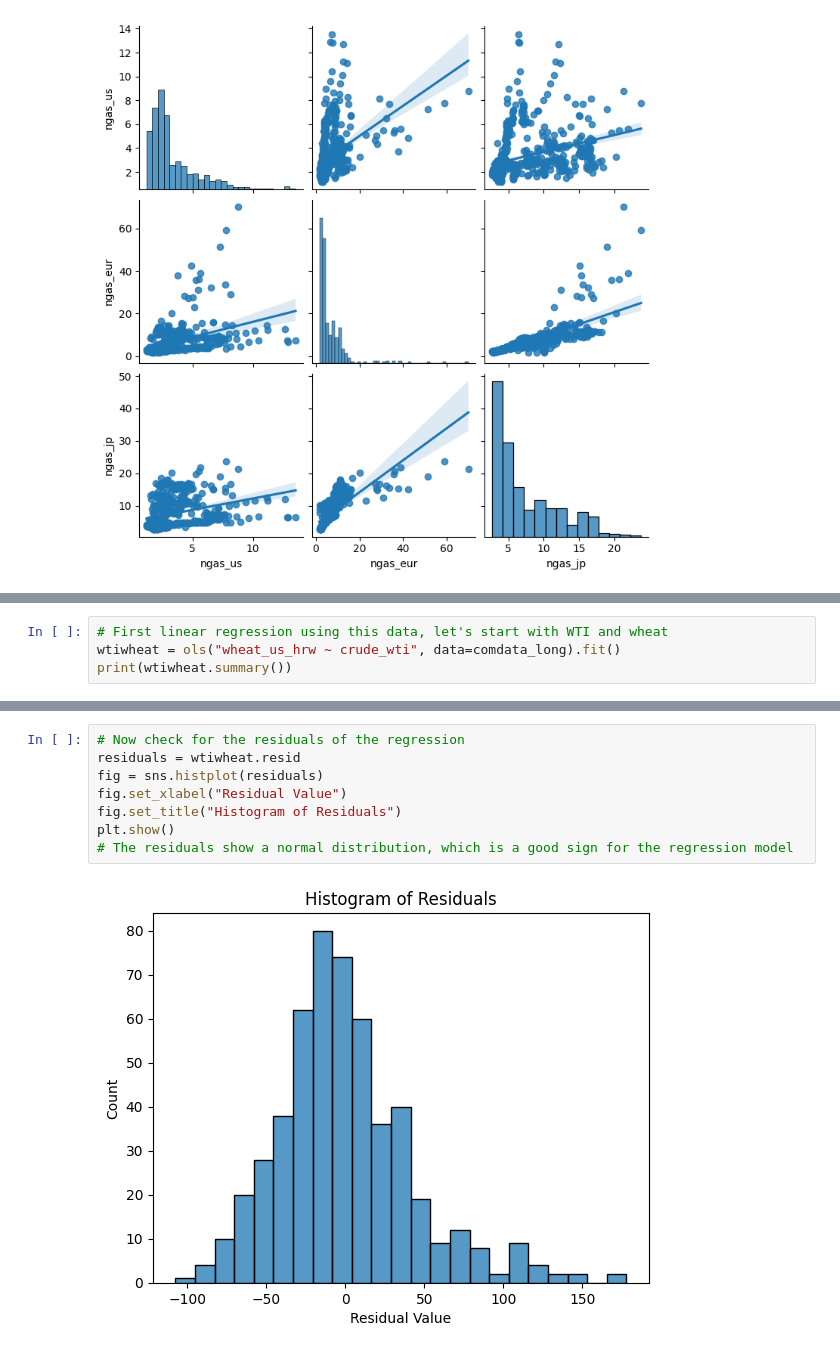
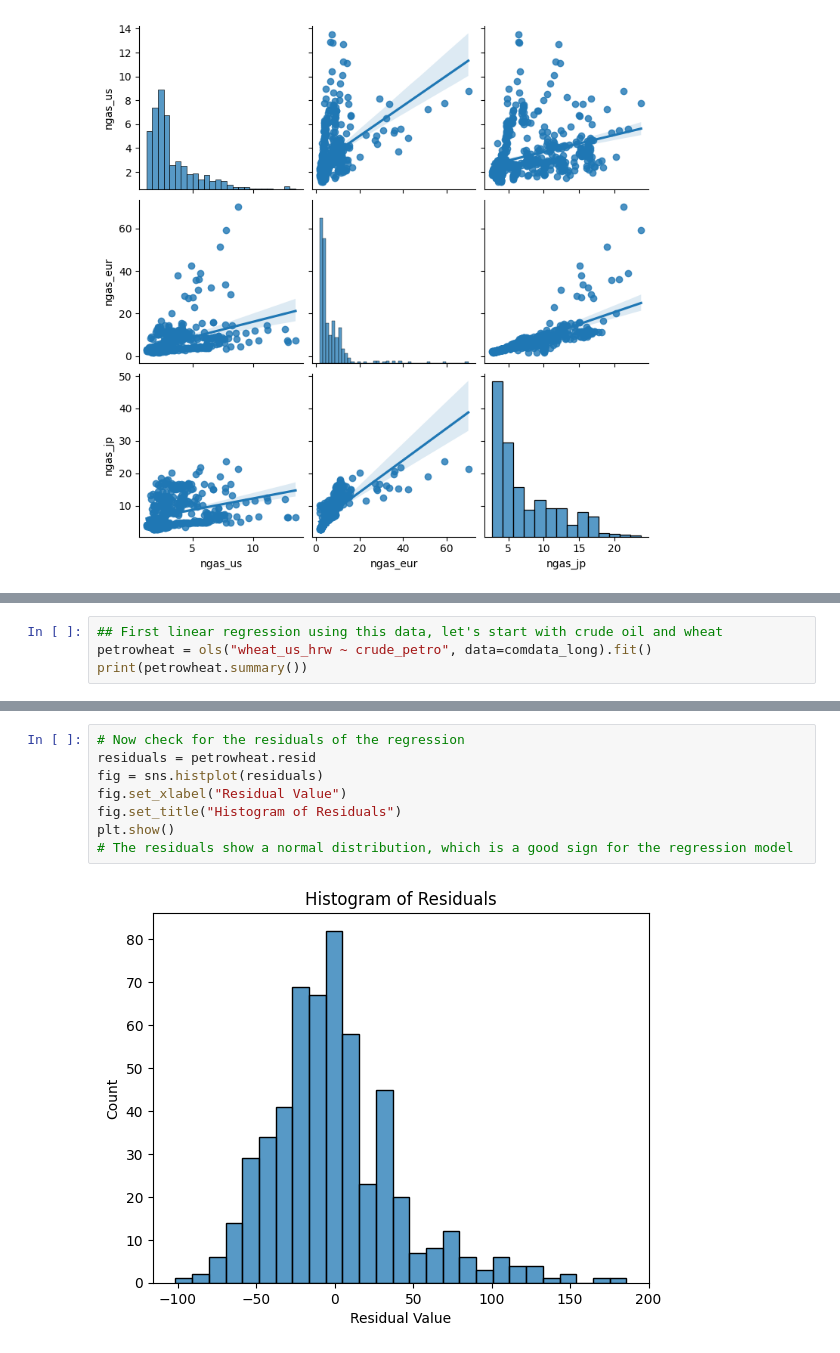
Before and after one commit to steveC-ai/Commodity-Market-Dynamics-Price-Drivers-and-Strategy-Backtesting, a Jupyter notebook: notebook/commodity.prices.ipynb, the cells around one changed output, grey strips where cells are left out. Saved outputs shown, nothing was run; the diff lists cells and outputs as text.

```diff
--- a/notebook/commodity.prices.ipynb
+++ b/notebook/commodity.prices.ipynb
@@ -178,7 +180,7 @@ sns.pairplot(comdata_long[["crude_wti"] + ["wheat_us_hrw"] + ["rice_05"] + ["soy
 # %%
-# First linear regression using this data, let's start with WTI and wheat
-wtiwheat = ols("wheat_us_hrw ~ crude_wti", data=comdata_long).fit()
-print(wtiwheat.summary())
+## First linear regression using this data, let's start with crude oil and wheat
+petrowheat = ols("wheat_us_hrw ~ crude_petro", data=comdata_long).fit()
+print(petrowheat.summary())
 # %% [output]
                             OLS Regression Results
 ==============================================================================
@@ -206,11 +208,11 @@ sns.regplot(x="wheat_us_hrw", y="crude_wti", data=comdata_long, line_kws={"color
 # %%
 # Now check for the residuals of the regression
-residuals = wtiwheat.resid
+residuals = petrowheat.resid
 fig = sns.histplot(residuals)
 fig.set_xlabel("Residual Value")
 fig.set_title("Histogram of Residuals")
 plt.show()
 # The residuals show a normal distribution, which is a good sign for the regression model
 # %% [output]
-[figure, old version]
+[figure, new version]
 # %%
```
Also changed, not shown: parts of 8 cells of this notebook.
